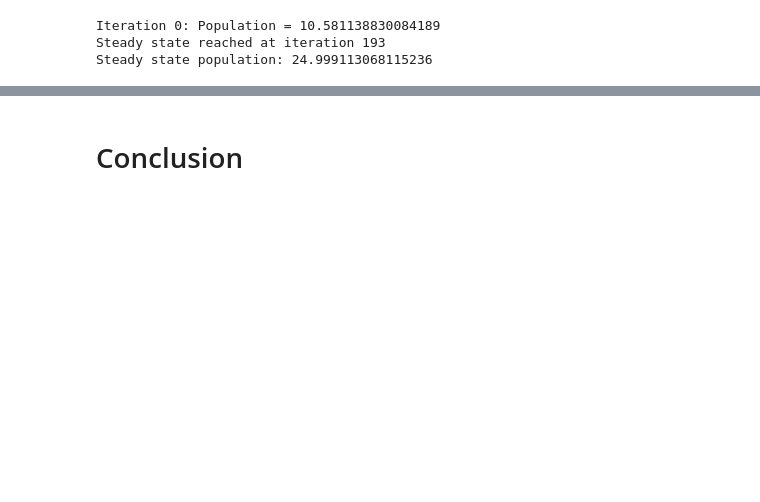
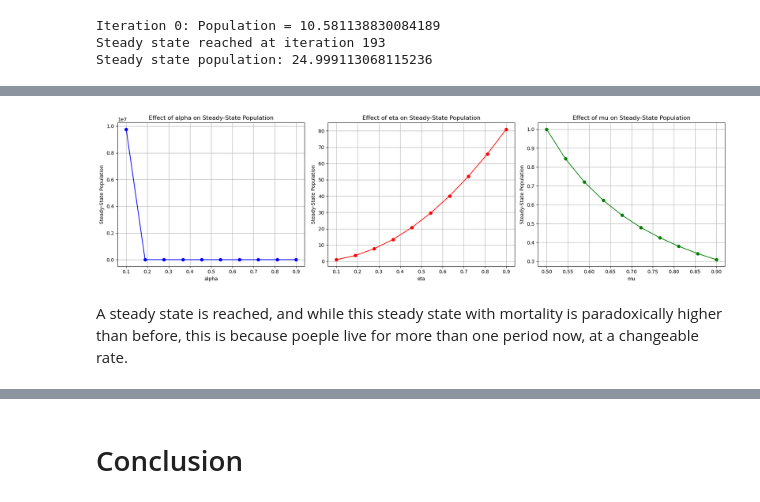
Before and after one commit to NumEconCopenhagen/projects-2024-econ-jyderne, a Jupyter notebook: modelproject/modelproject2.ipynb, the cells around one changed output, grey strips where cells are left out. Cells and saved outputs as stored; diff of their text form; code cells hidden in the pictures; blank space fills up the shorter version.

```diff
--- a/modelproject/modelproject2.ipynb
+++ b/modelproject/modelproject2.ipynb
@@ -378 +295,81 @@ plt.show()
+# %%
+import numpy as np
+import matplotlib.pyplot as plt
+
+# Constants
+A = 1          # Technology level
+X = 1          # Land availability
+L = 10         # Initial population
+
+# Simulation settings
+max_iterations = 5000
+tolerance = 1e-4
+
+# Function to find steady-state population for given parameters
+def find_steady_state(alpha, eta, mu):
+    L = 10  # Reset initial population
+    previous_population = L  # Initialize previous_population for each run
+
+    for iteration in range(max_iterations):
+        # Calculate output per person
+        y = (L ** (-alpha)) * ((A * X) ** alpha)
+
+        # Calculate new population based on the output
+        n = eta * y
+        L_new = n * L + (1 - mu) * L
+
+        # Check for convergence
+        if abs(L_new - previous_population) < tolerance:
+            return L_new
+
+        # Update the population for the next iteration
+        previous_population = L
+        L = L_new
+
+    # If loop completes without breaking
+    return None
+
+# Generate values for parameters using linspace
+alpha_values = np.linspace(0.1, 0.9, 10)
+eta_values = np.linspace(0.1, 0.9, 10)
+mu_values = np.linspace(0.5, 0.9, 10)
+
+# Calculate steady-state populations for each parameter set
+steady_state_populations_alpha = [find_steady_state(alpha, 0.5, 0.1) for alpha in alpha_values]
+steady_state_populations_eta = [find_steady_state(0.5, eta, 0.1) for eta in eta_values]
+steady_state_populations_mu = [find_steady_state(0.5, 0.5, mu) for mu in mu_values]
+
+# Plotting
+plt.figure(figsize=(18, 5))
+
+# Plot for alpha
+plt.subplot(1, 3, 1)
+plt.plot(alpha_values, steady_state_populations_alpha, marker='o', linestyle='-', color='b')
+plt.title('Effect of alpha on Steady-State Population')
+plt.xlabel('alpha')
+plt.ylabel('Steady-State Population')
+plt.grid(True)
+
+# Plot for eta
+plt.subplot(1, 3, 2)
+plt.plot(eta_values, steady_state_populations_eta, marker='o', linestyle='-', color='r')
+plt.title('Effect of eta on Steady-State Population')
+plt.xlabel('eta')
+plt.ylabel('Steady-State Population')
+plt.grid(True)
+
+# Plot for mu
+plt.subplot(1, 3, 3)
+plt.plot(mu_values, steady_state_populations_mu, marker='o', linestyle='-', color='g')
+plt.title('Effect of mu on Steady-State Population')
+plt.xlabel('mu')
+plt.ylabel('Steady-State Population')
+plt.grid(True)
+
+plt.tight_layout()
+plt.show()
+# %% [output]
+[figure, added]
+# %% [markdown]
+A steady state is reached, and while this steady state with mortality is paradoxically higher than before, this is because poeple live for more than one period now, at a changeable rate.
 # %% [markdown]
```
Also changed, not shown: parts of 22 cells of this notebook.
